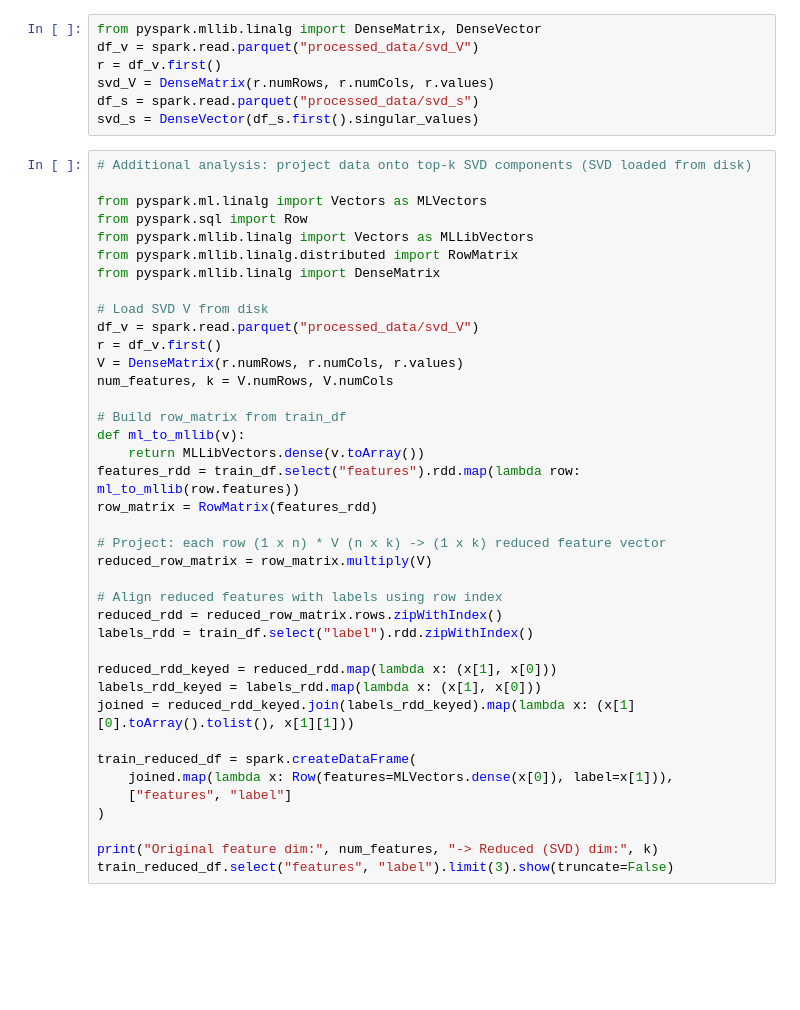
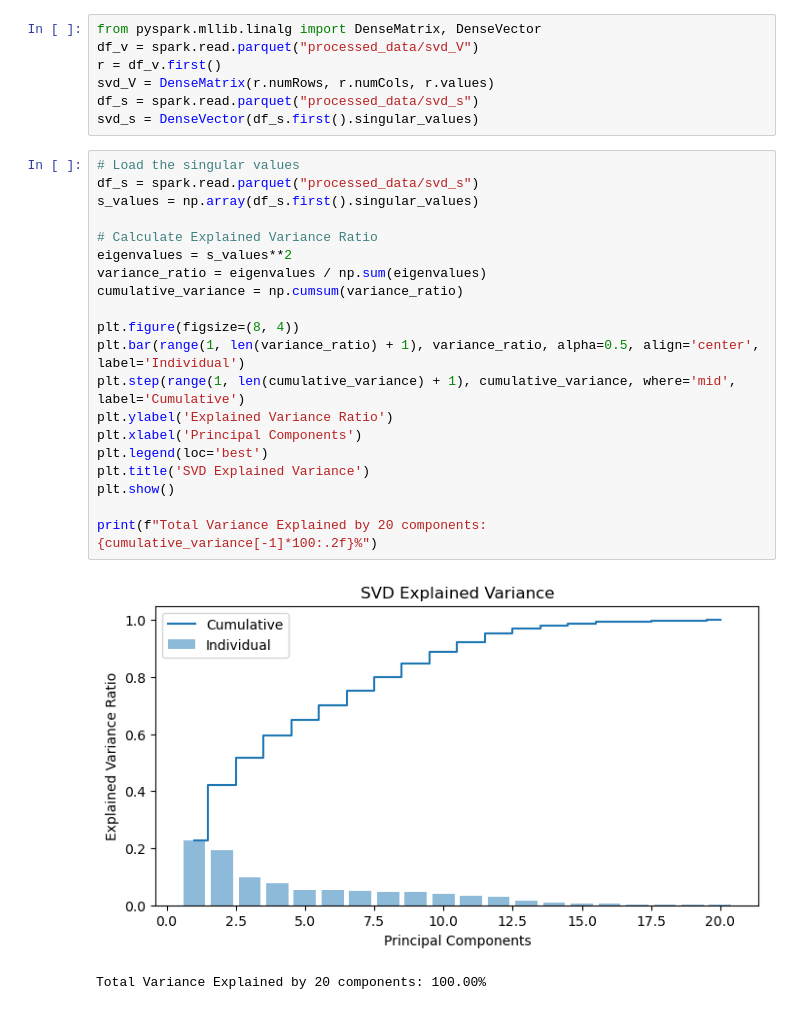
Before and after one commit to javageek2018/SparkGroupProject, a Jupyter notebook: final_model_232r.ipynb, the cells around one changed output. Cells and saved outputs as stored; diff of their text form; blank space fills up the shorter version.

```diff
--- a/final_model_232r.ipynb
+++ b/final_model_232r.ipynb
@@ -539,42 +135,26 @@ r = df_v.first()
 svd_V = DenseMatrix(r.numRows, r.numCols, r.values)
 df_s = spark.read.parquet("processed_data/svd_s")
 svd_s = DenseVector(df_s.first().singular_values)
-# %%
-# Additional analysis: project data onto top-k SVD components (SVD loaded from disk)
-
-from pyspark.ml.linalg import Vectors as MLVectors
-from pyspark.sql import Row
-from pyspark.mllib.linalg import Vectors as MLLibVectors
-from pyspark.mllib.linalg.distributed import RowMatrix
-from pyspark.mllib.linalg import DenseMatrix
-
-# Load SVD V from disk
-df_v = spark.read.parquet("processed_data/svd_V")
-r = df_v.first()
-V = DenseMatrix(r.numRows, r.numCols, r.values)
-num_features, k = V.numRows, V.numCols
-
-# Build row_matrix from train_df
-def ml_to_mllib(v):
-    return MLLibVectors.dense(v.toArray())
-features_rdd = train_df.select("features").rdd.map(lambda row: ml_to_mllib(row.features))
-row_matrix = RowMatrix(features_rdd)
-
-# Project: each row (1 x n) * V (n x k) -> (1 x k) reduced feature vector
-reduced_row_matrix = row_matrix.multiply(V)
-
-# Align reduced features with labels using row index
-reduced_rdd = reduced_row_matrix.rows.zipWithIndex()
-labels_rdd = train_df.select("label").rdd.zipWithIndex()
-
-reduced_rdd_keyed = reduced_rdd.map(lambda x: (x[1], x[0]))
-labels_rdd_keyed = labels_rdd.map(lambda x: (x[1], x[0]))
-joined = reduced_rdd_keyed.join(labels_rdd_keyed).map(lambda x: (x[1][0].toArray().tolist(), x[1][1]))
-
-train_reduced_df = spark.createDataFrame(
-    joined.map(lambda x: Row(features=MLVectors.dense(x[0]), label=x[1])),
-    ["features", "label"]
-)
-
-print("Original feature dim:", num_features, "-> Reduced (SVD) dim:", k)
-train_reduced_df.select("features", "label").limit(3).show(truncate=False)
+# %%
+# Load the singular values
+df_s = spark.read.parquet("processed_data/svd_s")
+s_values = np.array(df_s.first().singular_values)
+
+# Calculate Explained Variance Ratio
+eigenvalues = s_values**2
+variance_ratio = eigenvalues / np.sum(eigenvalues)
+cumulative_variance = np.cumsum(variance_ratio)
+
+plt.figure(figsize=(8, 4))
+plt.bar(range(1, len(variance_ratio) + 1), variance_ratio, alpha=0.5, align='center', label='Individual')
+plt.step(range(1, len(cumulative_variance) + 1), cumulative_variance, where='mid', label='Cumulative')
+plt.ylabel('Explained Variance Ratio')
+plt.xlabel('Principal Components')
+plt.legend(loc='best')
+plt.title('SVD Explained Variance')
+plt.show()
+
+print(f"Total Variance Explained by 20 components: {cumulative_variance[-1]*100:.2f}%")
+# %% [output]
+[figure, added]
+Total Variance Explained by 20 components: 100.00%
```
Also changed, not shown: parts of 43 cells of this notebook, 9 other files.
